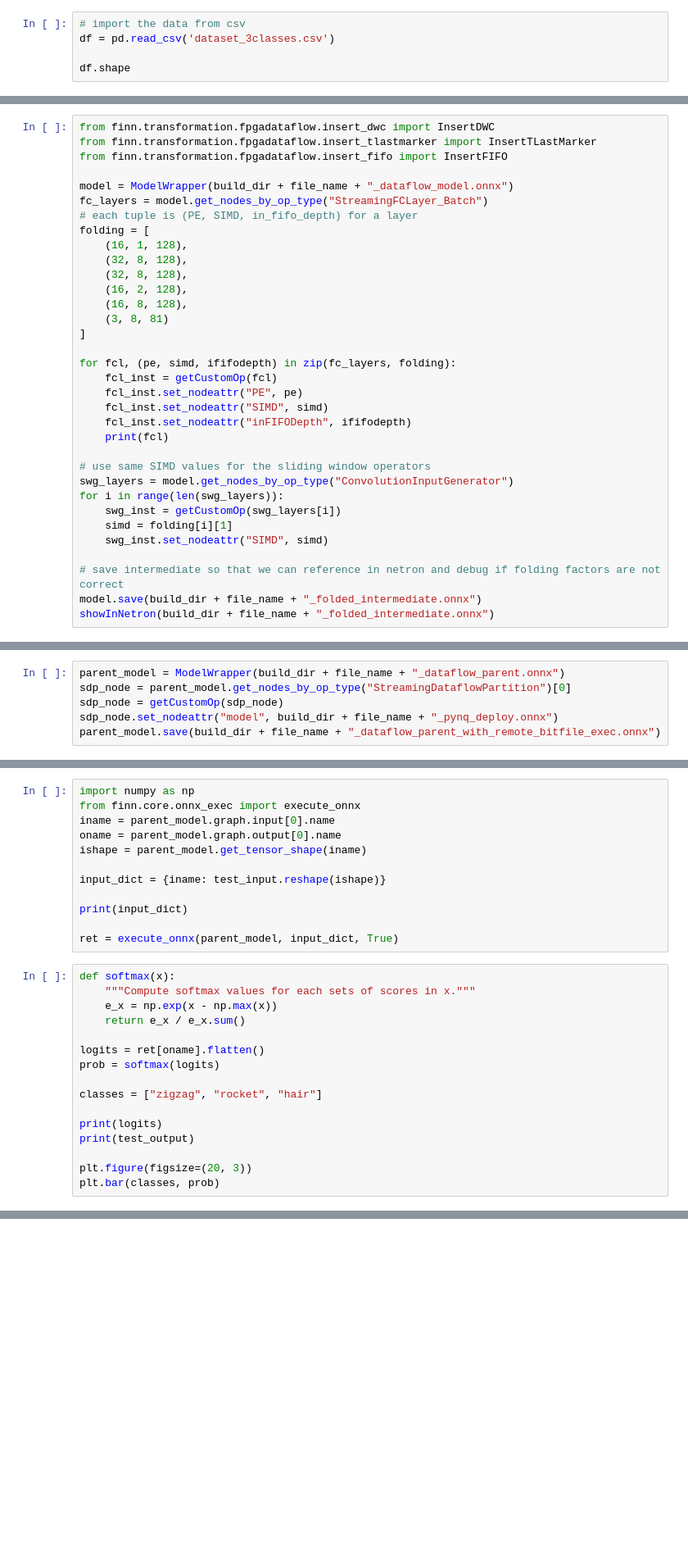
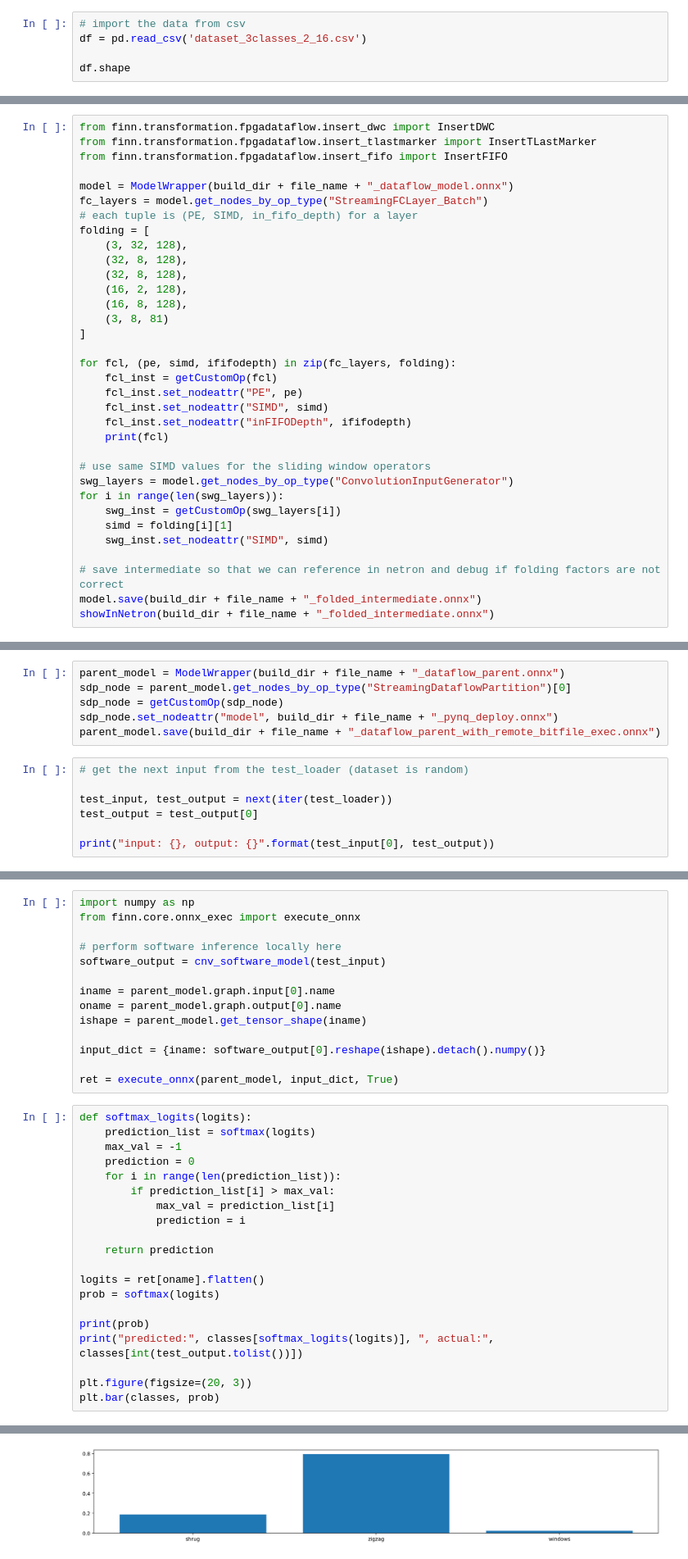
Before and after one commit to Inno97/CG4002_fpga, a Jupyter notebook: cnn_1d.ipynb, the cells around one changed output, grey strips where cells are left out. Shown at 82% size. Drawn from its saved outputs; the diff is of its cells as text; blank space fills up the shorter version.

```diff
--- a/cnn_1d.ipynb
+++ b/cnn_1d.ipynb
@@ -750,6 +714,6 @@ from torch.utils.data import TensorDataset, DataLoader
 # %%
 # import the data from csv
-df = pd.read_csv('dataset_3classes.csv')
+df = pd.read_csv('dataset_3classes_2_16.csv')
 
 df.shape
 # %% [output]
@@ -1491,7 +1583,7 @@ model = ModelWrapper(build_dir + file_name + "_dataflow_model.onnx")
 fc_layers = model.get_nodes_by_op_type("StreamingFCLayer_Batch")
 # each tuple is (PE, SIMD, in_fifo_depth) for a layer
 folding = [
-    (16, 1, 128),
+    (3, 32, 128),
     (32, 8, 128),
     (32, 8, 128),
     (16, 2, 128),
@@ -1659,3 +1768,10 @@ sdp_node = parent_model.get_nodes_by_op_type("StreamingDataflowPartition")[0]
 sdp_node = getCustomOp(sdp_node)
 sdp_node.set_nodeattr("model", build_dir + file_name + "_pynq_deploy.onnx")
 parent_model.save(build_dir + file_name + "_dataflow_parent_with_remote_bitfile_exec.onnx")
+# %%
+# get the next input from the test_loader (dataset is random)
+
+test_input, test_output = next(iter(test_loader))
+test_output = test_output[0]
+
+print("input: {}, output: {}".format(test_input[0], test_output))
@@ -1662,28 +1786,35 @@ parent_model.save(build_dir + file_name + "_dataflow_parent_with_remote_bitfile_
 # %%
 import numpy as np
 from finn.core.onnx_exec import execute_onnx
+
+# perform software inference locally here
+software_output = cnv_software_model(test_input)
+
 iname = parent_model.graph.input[0].name
 oname = parent_model.graph.output[0].name
 ishape = parent_model.get_tensor_shape(iname)
 
-input_dict = {iname: test_input.reshape(ishape)}
-
-print(input_dict)
+input_dict = {iname: software_output[0].reshape(ishape).detach().numpy()}
 
 ret = execute_onnx(parent_model, input_dict, True)
 # %%
-def softmax(x):
-    """Compute softmax values for each sets of scores in x."""
-    e_x = np.exp(x - np.max(x))
-    return e_x / e_x.sum()
+def softmax_logits(logits):
+    prediction_list = softmax(logits)
+    max_val = -1
+    prediction = 0
+    for i in range(len(prediction_list)):
+        if prediction_list[i] > max_val:
+            max_val = prediction_list[i]
+            prediction = i
+
+    return prediction
 
 logits = ret[oname].flatten()
 prob = softmax(logits)
 
-classes = ["zigzag", "rocket", "hair"]
-
-print(logits)
-print(test_output)
+print(prob)
+print("predicted:", classes[softmax_logits(logits)], ", actual:", classes[int(test_output.tolist())])
 
 plt.figure(figsize=(20, 3))
 plt.bar(classes, prob)
+# %% [output]
@@ -1689,0 +1824 @@ plt.bar(classes, prob)
+[figure, added]
```
Also changed, not shown: parts of 57 cells of this notebook, 14 other files.
